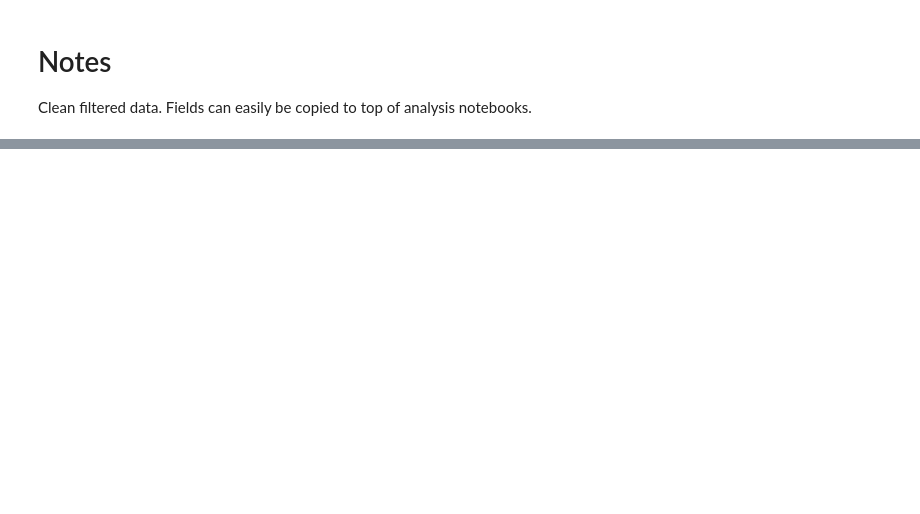
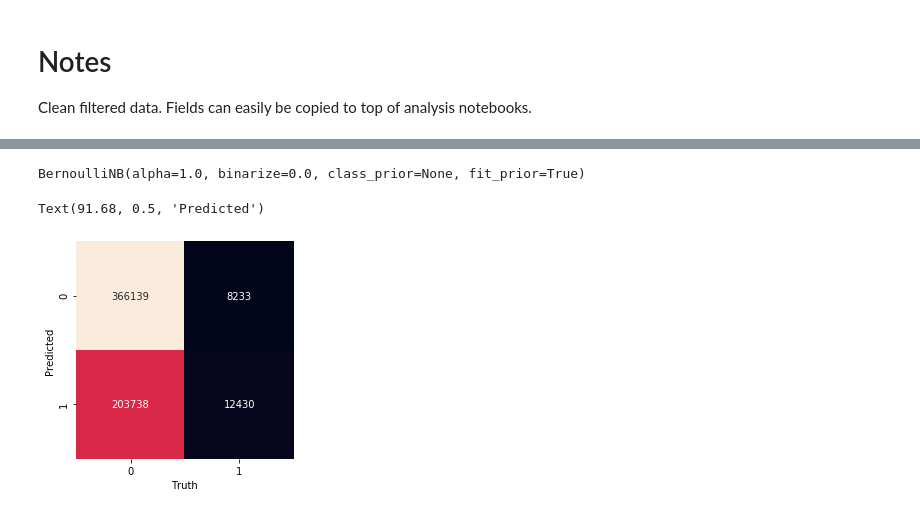
Before and after one commit to tomsiebring/Machine-Learning, a Jupyter notebook: cleanData.ipynb, the cells around one changed output, grey strips where cells are left out. Drawn from its saved outputs; the diff is of its cells as text; code cells hidden in the pictures; blank space fills up the shorter version.

```diff
--- a/cleanData.ipynb
+++ b/cleanData.ipynb
@@ -29,0 +54,3 @@ train_transaction.fillna(-999, inplace=True)
+# %%
+df = train_transaction
+train_transaction_normalized=(df-df.min())/(df.max()-df.min())
@@ -29,0 +61,24 @@ train_transaction.fillna(-999, inplace=True)
+# %%
+train_data = train_transaction_normalized.drop("D15",1) #negative values for D15 are not allowed in Multinomial Naive Bayes
+y = train_data["isFraud"]
+x = train_data.drop("isFraud", 1)
+# %%
+from sklearn.naive_bayes import BernoulliNB
+classifier = BernoulliNB()
+classifier.fit(x, y)
+# %% [output]
+BernoulliNB(alpha=1.0, binarize=0.0, class_prior=None, fit_prior=True)
+# %%
+pred = classifier.predict(x)
+# %%
+from sklearn.metrics import confusion_matrix
+import numpy as np
+mat = confusion_matrix(pred, y)
+names = np.unique(pred)
+sns.heatmap(mat, square=True, annot=True, fmt='d', cbar=False,
+            xticklabels=names, yticklabels=names)
+plt.xlabel('Truth')
+plt.ylabel('Predicted')
+# %% [output]
+Text(91.68, 0.5, 'Predicted')
+[figure, added]
```
Also changed, not shown: parts of 13 cells of this notebook, 3 other files.
